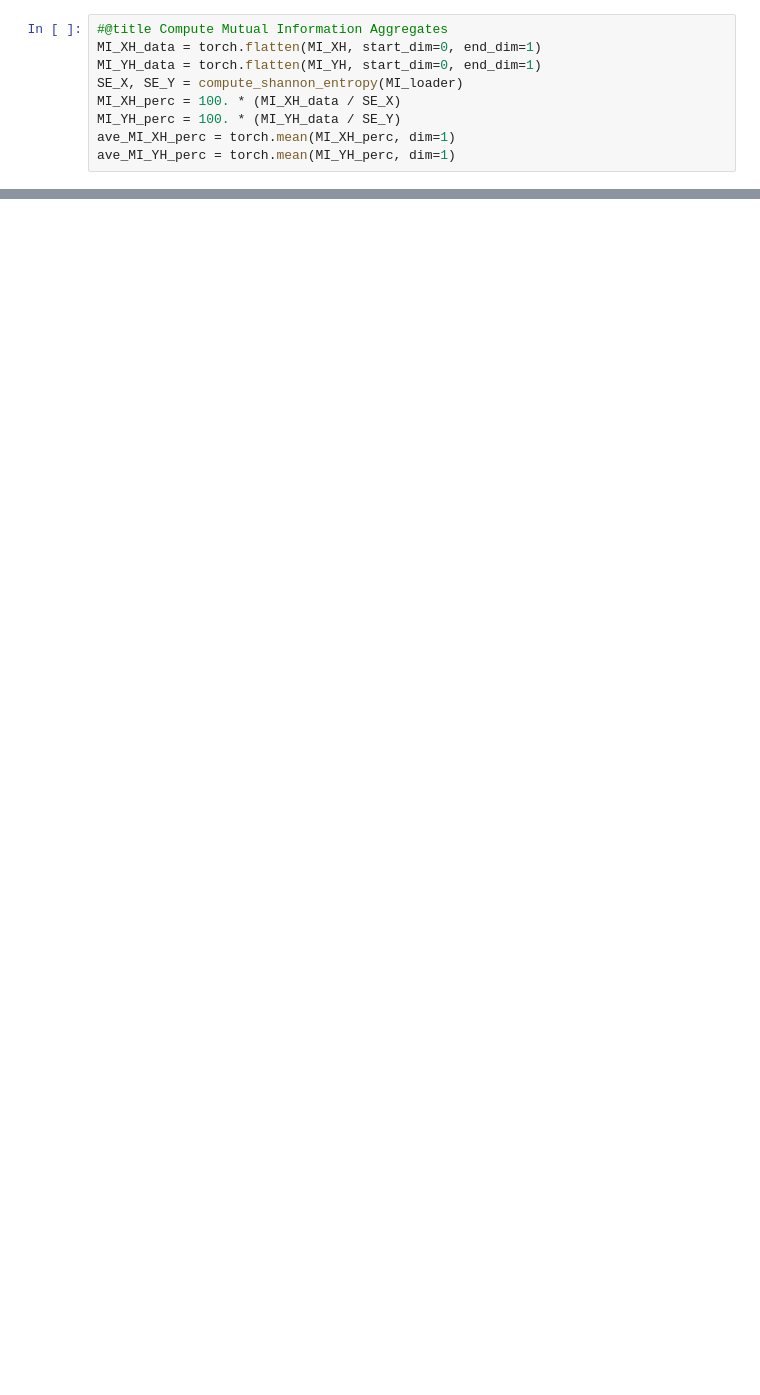
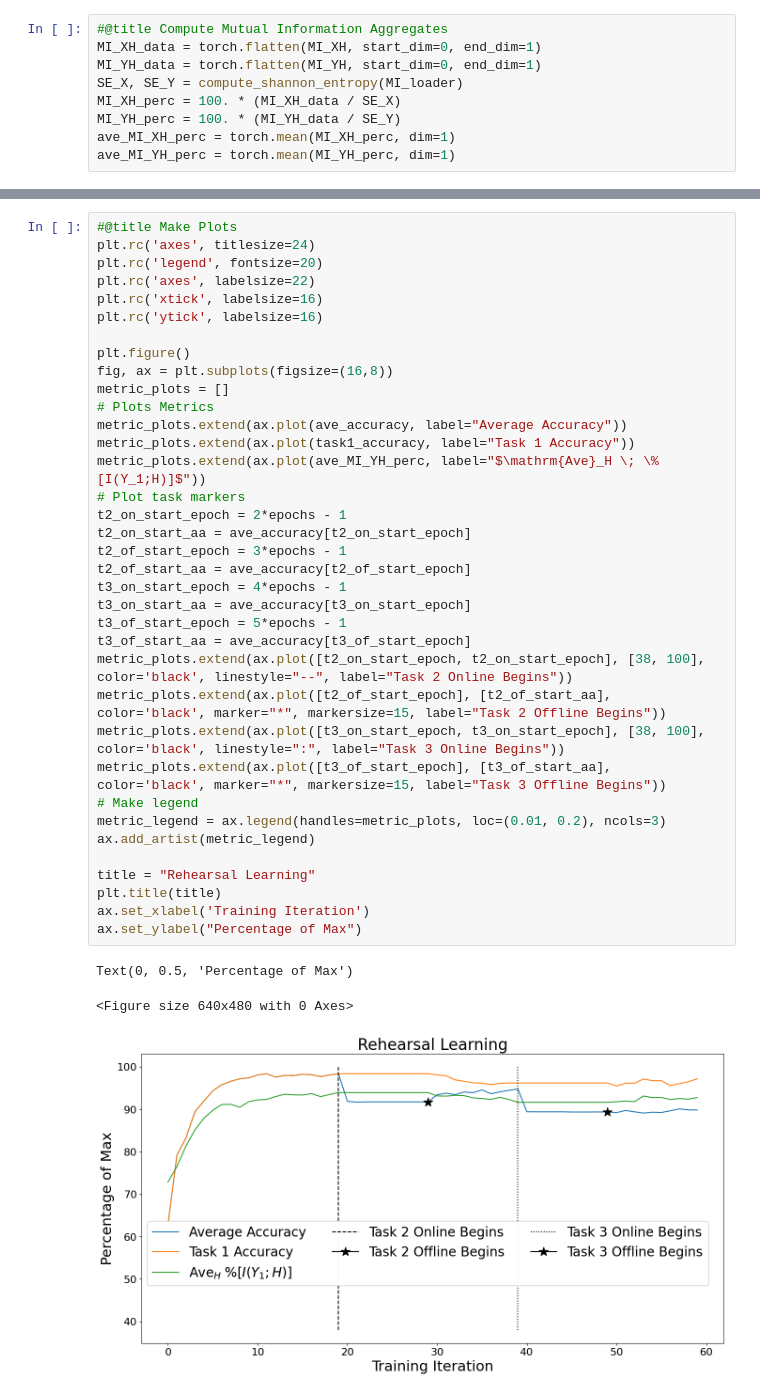
Before and after one commit to prasanthyss/MAT1510_Project-, a Jupyter notebook: rehearsal.ipynb, the cells around one changed output, grey strips where cells are left out. Cells and saved outputs as stored; diff of their text form; blank space fills up the shorter version.

```diff
--- a/rehearsal.ipynb
+++ b/rehearsal.ipynb
@@ -685,0 +678,40 @@ plt.legend()
+# %%
+#@title Make Plots
+plt.rc('axes', titlesize=24)
+plt.rc('legend', fontsize=20)
+plt.rc('axes', labelsize=22)
+plt.rc('xtick', labelsize=16)
+plt.rc('ytick', labelsize=16)
+
+plt.figure()
+fig, ax = plt.subplots(figsize=(16,8))
+metric_plots = []
+# Plots Metrics
+metric_plots.extend(ax.plot(ave_accuracy, label="Average Accuracy"))
+metric_plots.extend(ax.plot(task1_accuracy, label="Task 1 Accuracy"))
+metric_plots.extend(ax.plot(ave_MI_YH_perc, label="$\mathrm{Ave}_H \; \%[I(Y_1;H)]$"))
+# Plot task markers
+t2_on_start_epoch = 2*epochs - 1
+t2_on_start_aa = ave_accuracy[t2_on_start_epoch]
+t2_of_start_epoch = 3*epochs - 1
+t2_of_start_aa = ave_accuracy[t2_of_start_epoch]
+t3_on_start_epoch = 4*epochs - 1
+t3_on_start_aa = ave_accuracy[t3_on_start_epoch]
+t3_of_start_epoch = 5*epochs - 1
+t3_of_start_aa = ave_accuracy[t3_of_start_epoch]
+metric_plots.extend(ax.plot([t2_on_start_epoch, t2_on_start_epoch], [38, 100], color='black', linestyle="--", label="Task 2 Online Begins"))
+metric_plots.extend(ax.plot([t2_of_start_epoch], [t2_of_start_aa], color='black', marker="*", markersize=15, label="Task 2 Offline Begins"))
+metric_plots.extend(ax.plot([t3_on_start_epoch, t3_on_start_epoch], [38, 100], color='black', linestyle=":", label="Task 3 Online Begins"))
+metric_plots.extend(ax.plot([t3_of_start_epoch], [t3_of_start_aa], color='black', marker="*", markersize=15, label="Task 3 Offline Begins"))
+# Make legend
+metric_legend = ax.legend(handles=metric_plots, loc=(0.01, 0.2), ncols=3)
+ax.add_artist(metric_legend)
+
+title = "Rehearsal Learning"
+plt.title(title)
+ax.set_xlabel('Training Iteration')
+ax.set_ylabel("Percentage of Max")
+# %% [output]
+Text(0, 0.5, 'Percentage of Max')
+<Figure size 640x480 with 0 Axes>
+[figure, added]
```
Also changed, not shown: parts of 6 cells of this notebook, 2 other files.
